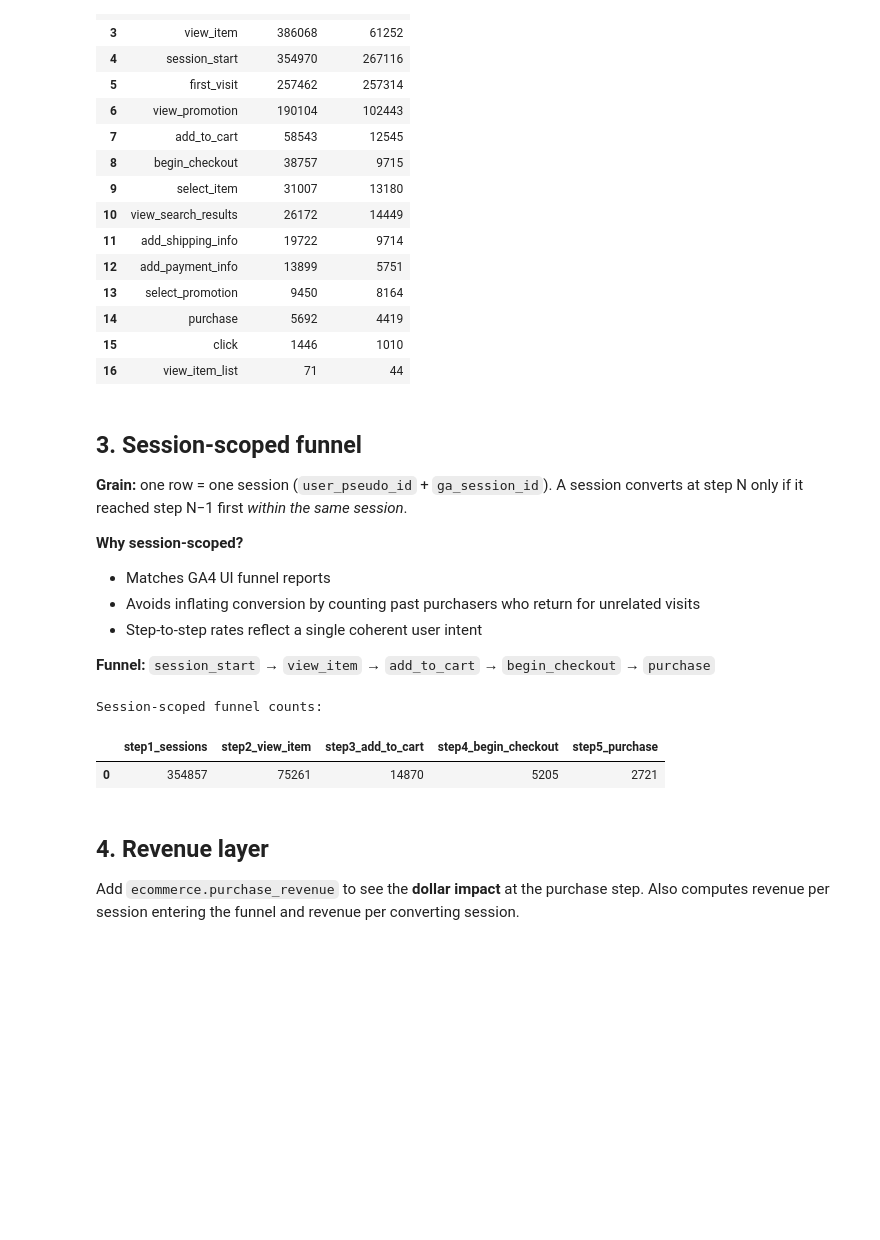
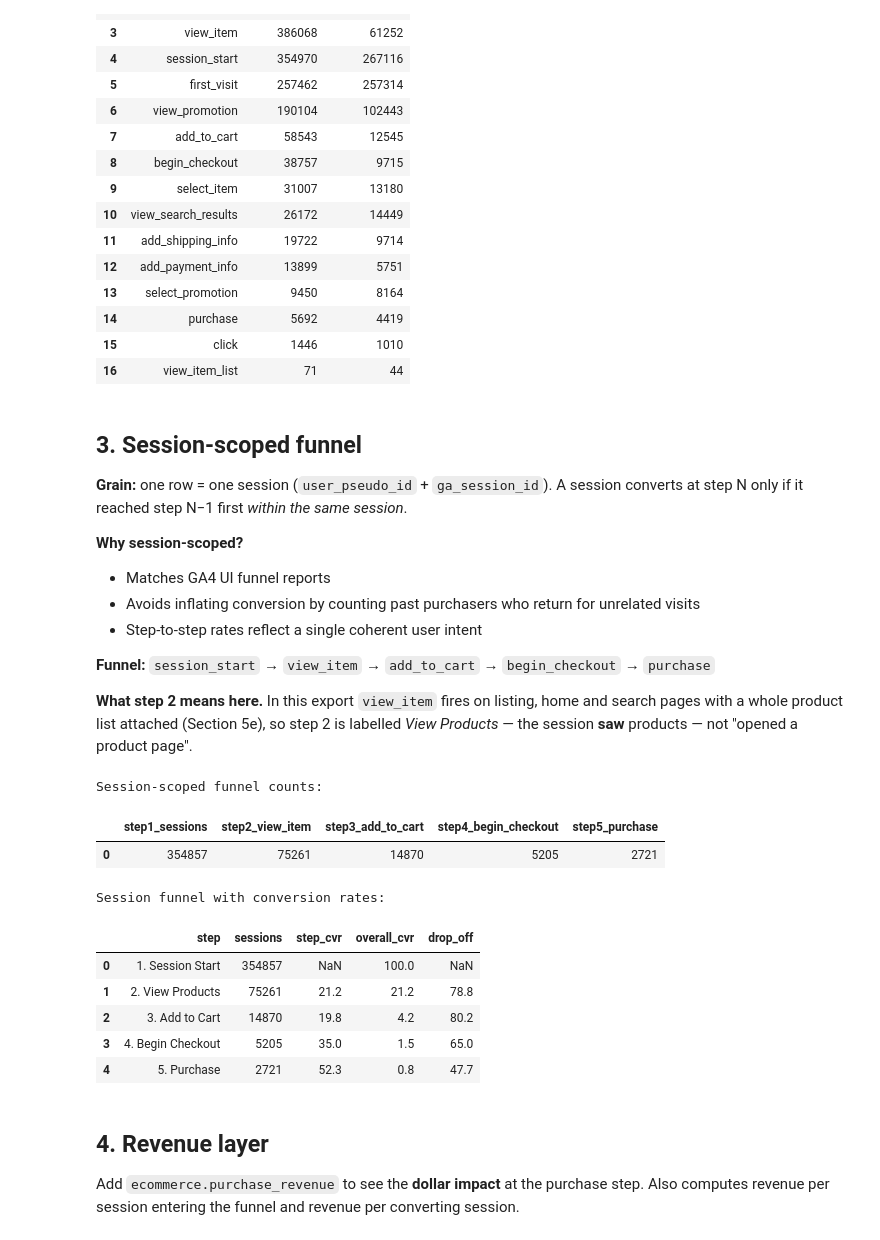
Before and after one commit to guiarpi/ga4-product-analytics, a Jupyter notebook: ga4_funnel_analysis.ipynb, the cells around one changed output. Drawn from its saved outputs; the diff is of its cells as text; code cells hidden in the pictures; blank space fills up the shorter version.

```diff
--- a/ga4_funnel_analysis.ipynb
+++ b/ga4_funnel_analysis.ipynb
@@ -124,6 +125,10 @@ A session converts at step N only if it reached step N−1 first *within the sam
 - Step-to-step rates reflect a single coherent user intent
 
 **Funnel:** `session_start` → `view_item` → `add_to_cart` → `begin_checkout` → `purchase`
+
+**What step 2 means here.** In this export `view_item` fires on listing, home and search pages
+with a whole product list attached (Section 5e), so step 2 is labelled *View Products* — the
+session **saw** products — not "opened a product page".
 # %%
 # ── Section 3: Session-scoped funnel (BigQuery) ─────────────────────────────
 # Grain: one row per (user_pseudo_id, ga_session_id). Steps must occur in order
@@ -204,7 +209,7 @@ Session-scoped funnel counts:
 # Human-readable step labels aligned with GA4 funnel stage names.
 step_labels = [
     "1. Session Start",
-    "2. View Item",
+    "2. View Products",
     "3. Add to Cart",
     "4. Begin Checkout",
     "5. Purchase",
@@ -221,33 +226,41 @@ funnel_df = pd.DataFrame({
     "sessions": [int(funnel_raw[c].iloc[0]) for c in step_cols],
 })
 # step_cvr: conversion from the previous step (% who advanced one stage).
 funnel_df["step_cvr"]    = (funnel_df["sessions"] / funnel_df["sessions"].shift(1) * 100).round(1)
 # overall_cvr: conversion from session start (% still in funnel at this step).
 funnel_df["overall_cvr"] = (funnel_df["sessions"] / funnel_df["sessions"].iloc[0] * 100).round(1)
 # drop_off: 100 - step_cvr — share lost between adjacent steps.
 funnel_df["drop_off"]    = (100 - funnel_df["step_cvr"]).round(1)
 
 print("Session funnel with conversion rates:")
 display(funnel_df)
 
 # Funnel chart: width of each stage = remaining sessions.
 fig = px.funnel(
     funnel_df, x="sessions", y="step",
     title=f"GA4 Session-Scoped Funnel  ({DATE_START[:6]} – {DATE_END[:6]})",
     color_discrete_sequence=["#4C78A8"],
 )
 # Annotate each transition with drop-off % and step conversion (skip top of funnel).
 for i, row in funnel_df.iterrows():
     if i == 0:
         continue
     fig.add_annotation(
         x=row["sessions"], y=row["step"],
         text=f"  ↓ {row['drop_off']}% drop-off  ({row['step_cvr']}% pass)",
         showarrow=False, xanchor="left",
         font=dict(size=11, color="#d62728"),
     )
 fig.update_layout(height=450, margin=dict(l=160, r=260, t=60, b=40))
 fig.show()
+# %% [output]
+Session funnel with conversion rates:
+|  | step | sessions | step_cvr | overall_cvr | drop_off |
+| 0 | 1. Session Start | 354857 | NaN | 100.0 | NaN |
+| 1 | 2. View Products | 75261 | 21.2 | 21.2 | 78.8 |
+| 2 | 3. Add to Cart | 14870 | 19.8 | 4.2 | 80.2 |
+| 3 | 4. Begin Checkout | 5205 | 35.0 | 1.5 | 65.0 |
+| 4 | 5. Purchase | 2721 | 52.3 | 0.8 | 47.7 |
 # %% [markdown]
 ## 4. Revenue layer
 Add `ecommerce.purchase_revenue` to see the **dollar impact** at the purchase step.
```
Also changed, not shown: parts of 14 cells of this notebook, 1 other file.
